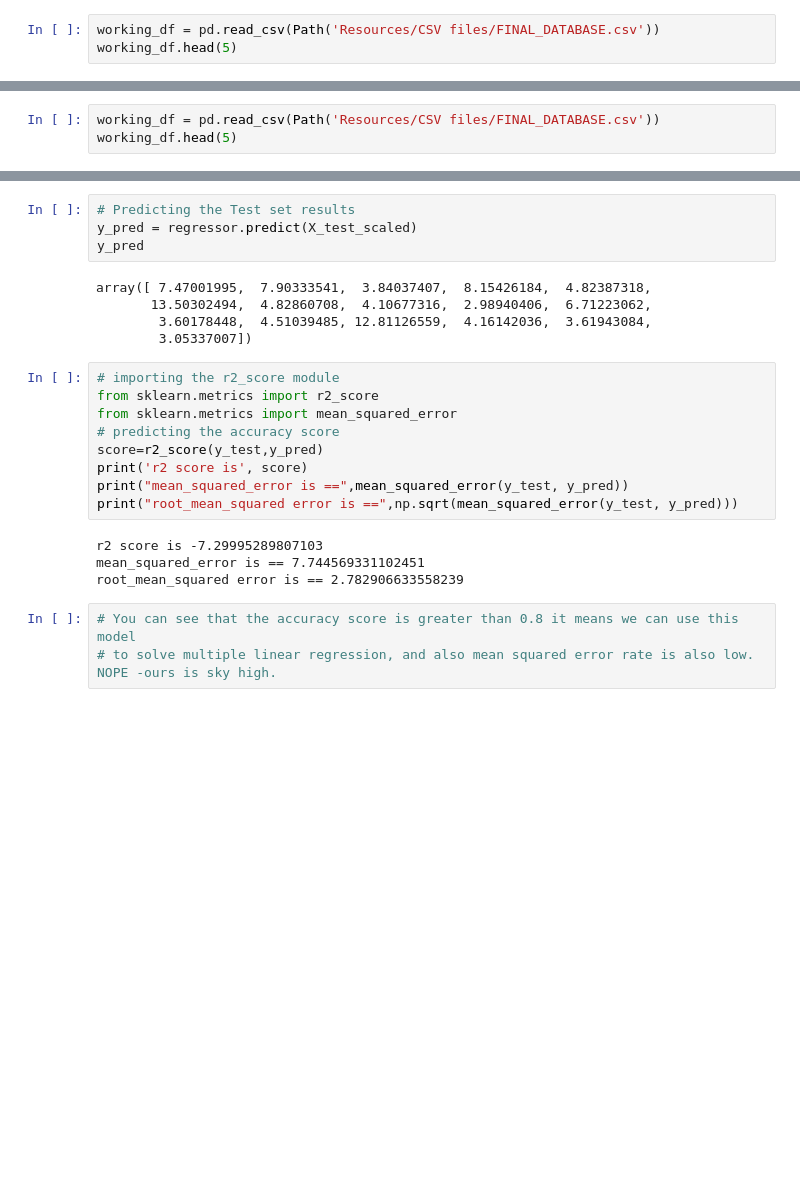
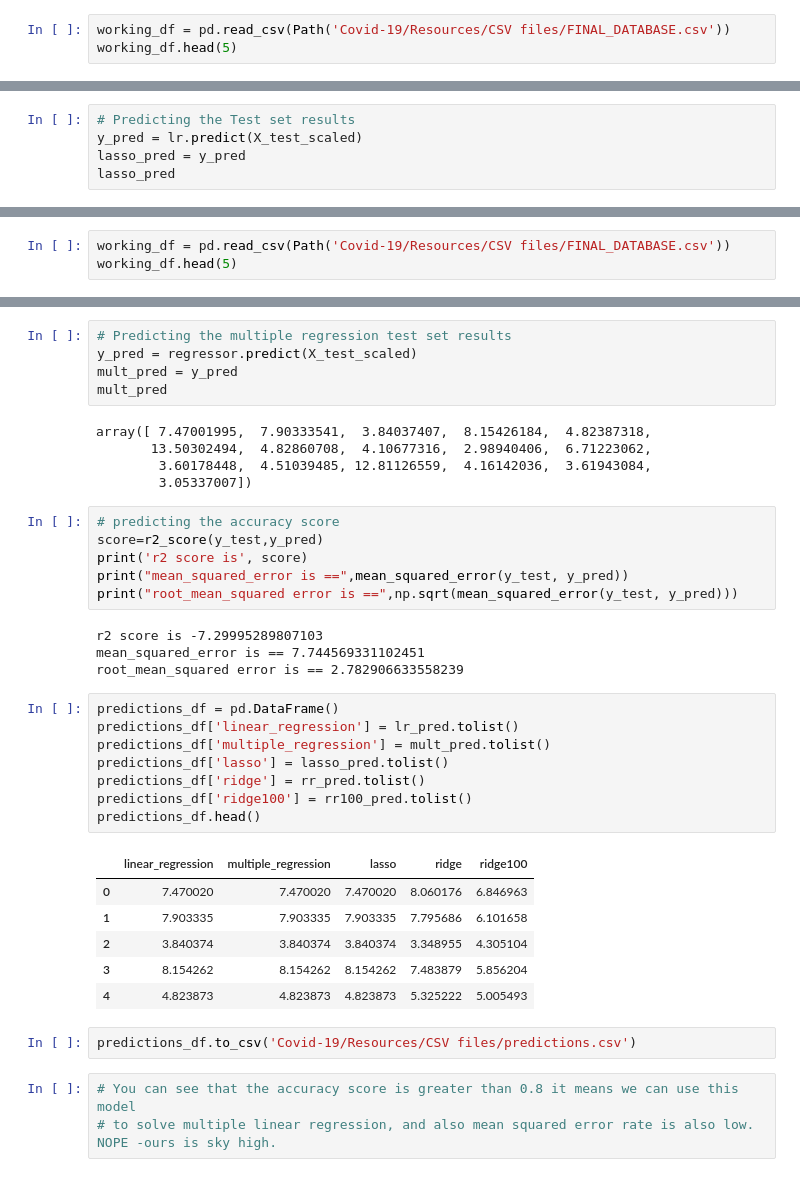
Before and after one commit to Kuldeep200/Covid-19, a Jupyter notebook: UNEM_RegressionExamples.ipynb, the cells around one changed output, grey strips where cells are left out. Drawn from its saved outputs; the diff is of its cells as text; blank space fills up the shorter version.

```diff
--- a/UNEM_RegressionExamples.ipynb
+++ b/UNEM_RegressionExamples.ipynb
@@ -138,7 +215,7 @@ from sklearn.linear_model import Lasso
 from sklearn.linear_model import LinearRegression
 from sklearn.model_selection import train_test_split
 # %%
-working_df = pd.read_csv(Path('Resources/CSV files/FINAL_DATABASE.csv'))
+working_df = pd.read_csv(Path('Covid-19/Resources/CSV files/FINAL_DATABASE.csv'))
 working_df.head(5)
 # %% [output]
 |  | Date | S_P Close | S_P Volume | Median Sale Price | Homes Sold | INFLATION_EXPECTATION | SALES | ... |
@@ -227,3 +309,8 @@ lr = LinearRegression()
 lr.fit(X_train_scaled,y_train)
 lr_train_score=lr.score(X_train_scaled,y_train)
 lr_test_score=lr.score(X_test_scaled,y_test)
+# %%
+# Predicting the Test set results
+y_pred = lr.predict(X_test_scaled)
+lasso_pred = y_pred
+lasso_pred
@@ -265,7 +364,7 @@ plt.show()
 # %% [markdown]
 ## Multiple linear regression
 # %%
-working_df = pd.read_csv(Path('Resources/CSV files/FINAL_DATABASE.csv'))
+working_df = pd.read_csv(Path('Covid-19/Resources/CSV files/FINAL_DATABASE.csv'))
 working_df.head(5)
 # %% [output]
 |  | Date | S_P Close | S_P Volume | Median Sale Price | Homes Sold | INFLATION_EXPECTATION | SALES | ... |
@@ -314,18 +413,16 @@ regressor.fit(X_train_scaled, y_train)
 # %% [output]
 LinearRegression()
 # %%
-# Predicting the Test set results
+# Predicting the multiple regression test set results
 y_pred = regressor.predict(X_test_scaled)
-y_pred
+mult_pred = y_pred
+mult_pred
 # %% [output]
 array([ 7.47001995,  7.90333541,  3.84037407,  8.15426184,  4.82387318,
        13.50302494,  4.82860708,  4.10677316,  2.98940406,  6.71223062,
         3.60178448,  4.51039485, 12.81126559,  4.16142036,  3.61943084,
         3.05337007])
 # %%
-# importing the r2_score module
-from sklearn.metrics import r2_score
-from sklearn.metrics import mean_squared_error
 # predicting the accuracy score
 score=r2_score(y_test,y_pred)
 print('r2 score is', score)
@@ -335,6 +432,23 @@ print("root_mean_squared error is ==",np.sqrt(mean_squared_error(y_test, y_pred)
 r2 score is -7.29995289807103
 mean_squared_error is == 7.744569331102451
 root_mean_squared error is == 2.782906633558239
+# %%
+predictions_df = pd.DataFrame()
+predictions_df['linear_regression'] = lr_pred.tolist()
+predictions_df['multiple_regression'] = mult_pred.tolist()
+predictions_df['lasso'] = lasso_pred.tolist()
+predictions_df['ridge'] = rr_pred.tolist()
+predictions_df['ridge100'] = rr100_pred.tolist()
+predictions_df.head()
+# %% [output]
+|  | linear_regression | multiple_regression | lasso | ridge | ridge100 |
+| 0 | 7.470020 | 7.470020 | 7.470020 | 8.060176 | 6.846963 |
+| 1 | 7.903335 | 7.903335 | 7.903335 | 7.795686 | 6.101658 |
+| 2 | 3.840374 | 3.840374 | 3.840374 | 3.348955 | 4.305104 |
+| 3 | 8.154262 | 8.154262 | 8.154262 | 7.483879 | 5.856204 |
+| 4 | 4.823873 | 4.823873 | 4.823873 | 5.325222 | 5.005493 |
+# %%
+predictions_df.to_csv('Covid-19/Resources/CSV files/predictions.csv')
 # %%
 # You can see that the accuracy score is greater than 0.8 it means we can use this model
 # to solve multiple linear regression, and also mean squared error rate is also low. NOPE -ours is sky high.
```
Also changed, not shown: parts of 24 cells of this notebook, 5 other files.
